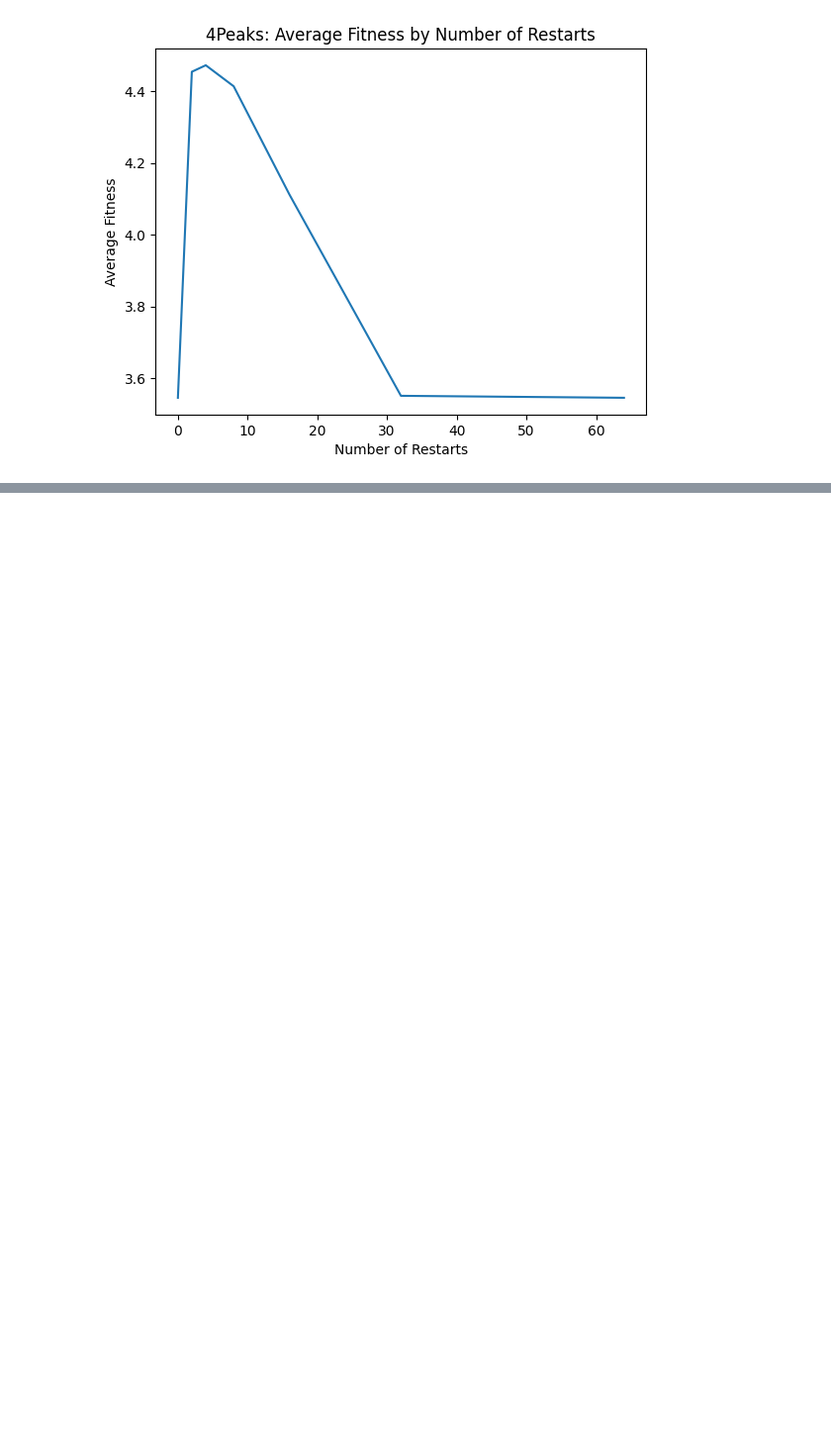
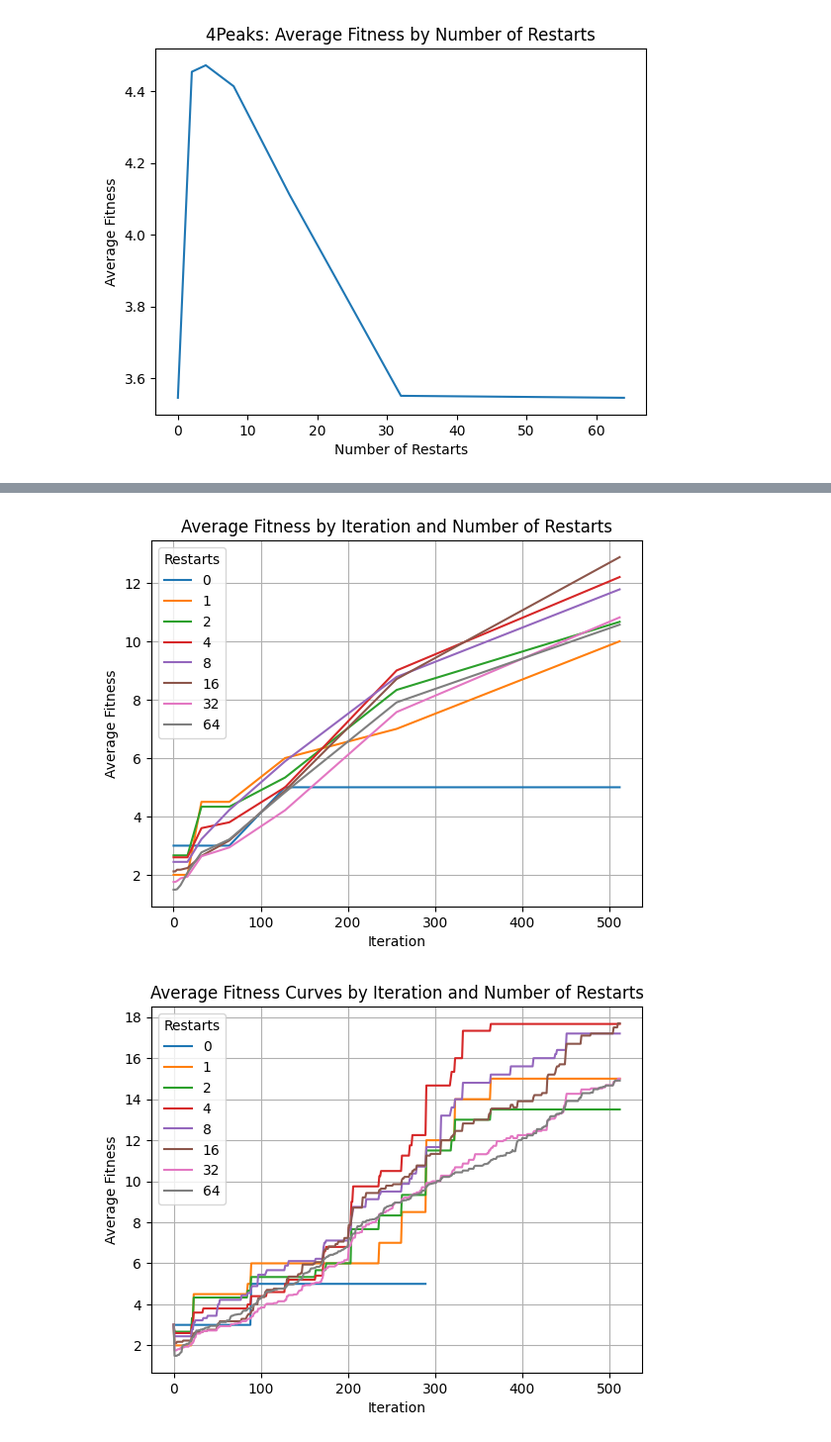
Before and after one commit to melodyyu/cs7641-a2-optimization, a Jupyter notebook: 4peaks_optimization2.ipynb, the cells around one changed output, grey strips where cells are left out. Shown: that part at 99% size. Drawn from its saved outputs; the diff is of its cells as text; code cells hidden in the pictures; blank space fills up the shorter version.

Commit message:
gridsearch with random seeds for rhc

```diff
--- a/4peaks_optimization2.ipynb
+++ b/4peaks_optimization2.ipynb
@@ -31,17 +31,5 @@ class FourPeaksGenerator:
 # %%
 from mlrose_hiive import RHCRunner
 # %%
-problem_size = 100 #refers to how long the bit string will be
+problem_size = 50 #refers to how long the bit string will be
 fourpeaks_problem = FourPeaksGenerator.generate(seed=428, size=problem_size)
-# %%
-# RHC Runner
-rhc_runner = mlrose.RHCRunner(problem=fourpeaks_problem,
-                              experiment_name="RHC_4peaks_Experiment",
-                              output_directory=None,  # Set an output directory if needed
-                              seed=55,
-                              iteration_list=2**np.arange(11), #Runs RHC algo 4x for at most 1024 iterations for each restart value
-                              max_attempts=500, #if fitness remains static for 500 attempts, run is terminated
-                              restart_list=[0, 10, 20, 30]) #Each run is initialized with diff restart value
-
-# Run the experiment
-rhc_run_stats, rhc_run_curves = rhc_runner.run()
@@ -112,6 +38,5 @@ plt.show()
 # %%
 seed_list = [55, 12345, 888]
 # %%
-# Define the hyperparameters
-max_attempts = 200
+max_attempts = 300
 restart_list = [0, 1, 2, 4, 8, 16, 32, 64]
@@ -232,3 +164,49 @@ Restarts
 64    3.545455
 Name: Fitness, dtype: float64
 [figure]
+# %%
+# Inspect the DataFrames
+print(rhc_run_stats.head())
+print(rhc_run_curves.head())
+
+# Assuming rhc_run_stats contains columns like ['Iteration', 'Fitness', 'FEvals', 'Time', 'State', 'Restarts', 'max_iters', 'current_restart']
+# and rhc_run_curves contains the performance curves over iterations.
+
+# Convert necessary columns to appropriate data types if needed
+rhc_run_stats['Iteration'] = pd.to_numeric(rhc_run_stats['Iteration'])
+rhc_run_stats['Fitness'] = pd.to_numeric(rhc_run_stats['Fitness'])
+rhc_run_stats['Restarts'] = pd.to_numeric(rhc_run_stats['Restarts'])
+
+# Group by 'Iteration' and 'Restarts' and calculate average fitness
+average_fitness = rhc_run_stats.groupby(['Iteration', 'Restarts'])['Fitness'].mean().reset_index()
+
+# Pivot the table to make Iteration as index and Restarts as columns
+pivot_table = average_fitness.pivot(index='Iteration', columns='Restarts', values='Fitness')
+
+# Plot the results
+pivot_table.plot(kind='line')
+plt.title('Average Fitness by Iteration and Number of Restarts')
+plt.xlabel('Iteration')
+plt.ylabel('Average Fitness')
+plt.legend(title='Restarts')
+plt.grid(True)
+plt.show()
+
+# Additionally, we can analyze the rhc_run_curves if they contain performance metrics over time
+# Assuming rhc_run_curves has columns like ['Iteration', 'Fitness', 'Restarts']
+
+# Group by 'Iteration' and 'Restarts' and calculate average fitness over time
+average_fitness_curves = rhc_run_curves.groupby(['Iteration', 'Restarts'])['Fitness'].mean().reset_index()
+
+# Pivot the table to make Iteration as index and Restarts as columns
+pivot_curves_table = average_fitness_curves.pivot(index='Iteration', columns='Restarts', values='Fitness')
+
+# Plot the results
+pivot_curves_table.plot(kind='line')
+plt.title('Average Fitness Curves by Iteration and Number of Restarts')
+plt.xlabel('Iteration')
+plt.ylabel('Average Fitness')
+plt.legend(title='Restarts')
+plt.grid(True)
+plt.show()
+# %% [output]
@@ -234,0 +230,2 @@ Name: Fitness, dtype: float64
+[figure, added]
+[figure, added]
```
Also changed, not shown: parts of 11 cells of this notebook.
